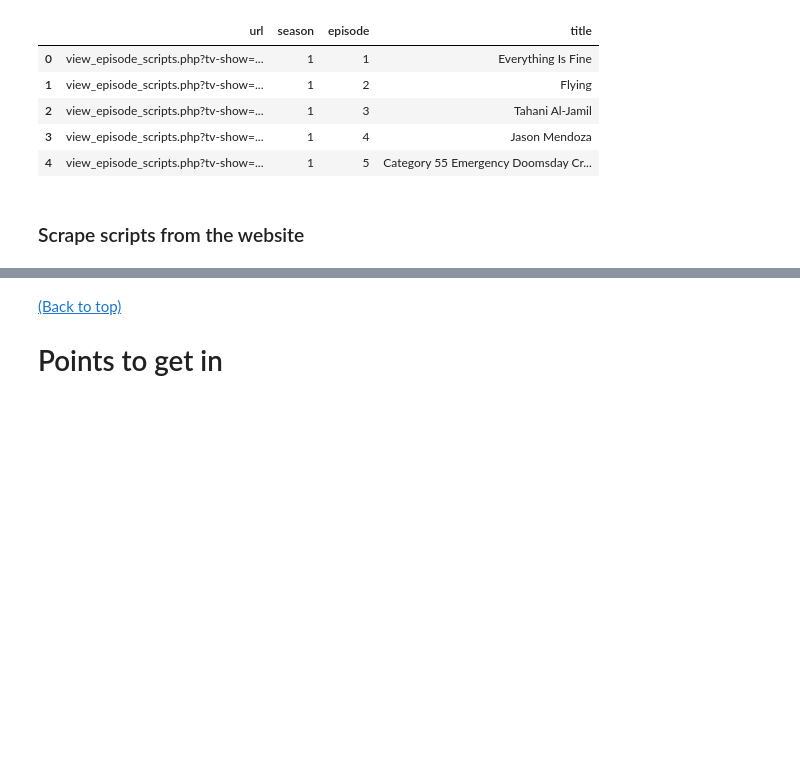
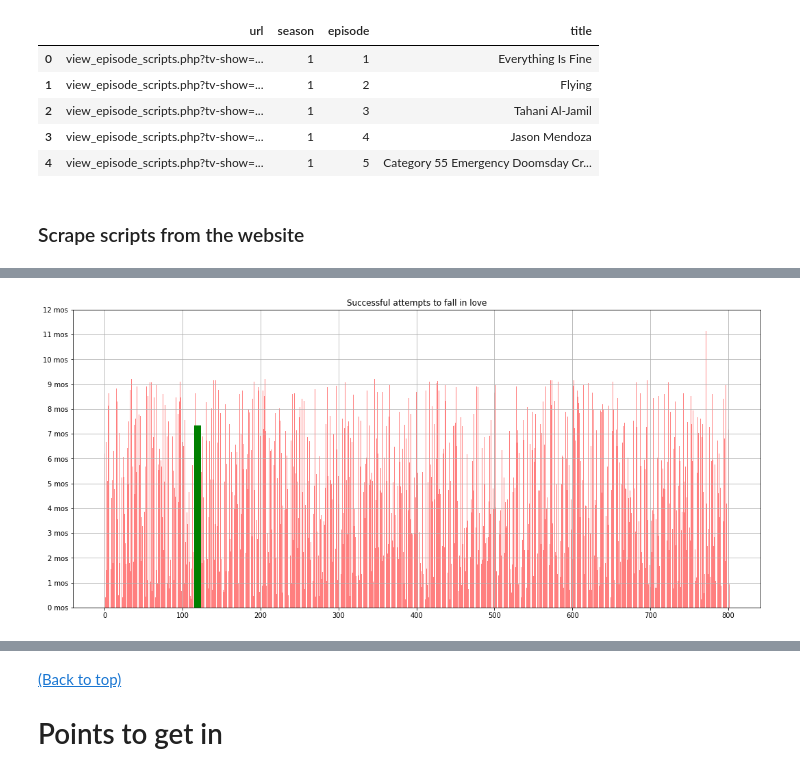
Before and after one commit to ssrosa/the_soulmate_statistic, a Jupyter notebook: index.ipynb, the cells around one changed output, grey strips where cells are left out. Drawn from its saved outputs; the diff is of its cells as text; code cells hidden in the pictures; blank space fills up the shorter version.

```diff
--- a/index.ipynb
+++ b/index.ipynb
@@ -928,3 +428,20 @@ scripts[(3,7)]
+# %%
+#Plot attempts with one success at being soulmates
+fig = plt.figure(figsize = (18,8))
+plt.grid()
+kwargs = {'alpha': 0.5}
+plt.bar(range(pop_size), attempts, color = 'red', **kwargs)
+#Attempt 119 (soulmates) in green
+kwargs = {'color': 'green',
+          'label': 'soulmates',
+          'linewidth': 10
+        }
+plt.axvline(x = 119, ymax = 0.6, **kwargs)
+plt.yticks(yticks, ylabels)
+plt.title('Successful attempts to fall in love')
+plt.show()
+# %% [output]
+[figure, added]
 # %%
 k = np.arange(801)
 n = 801
```
Also changed, not shown: parts of 101 cells of this notebook, 5 other files.
